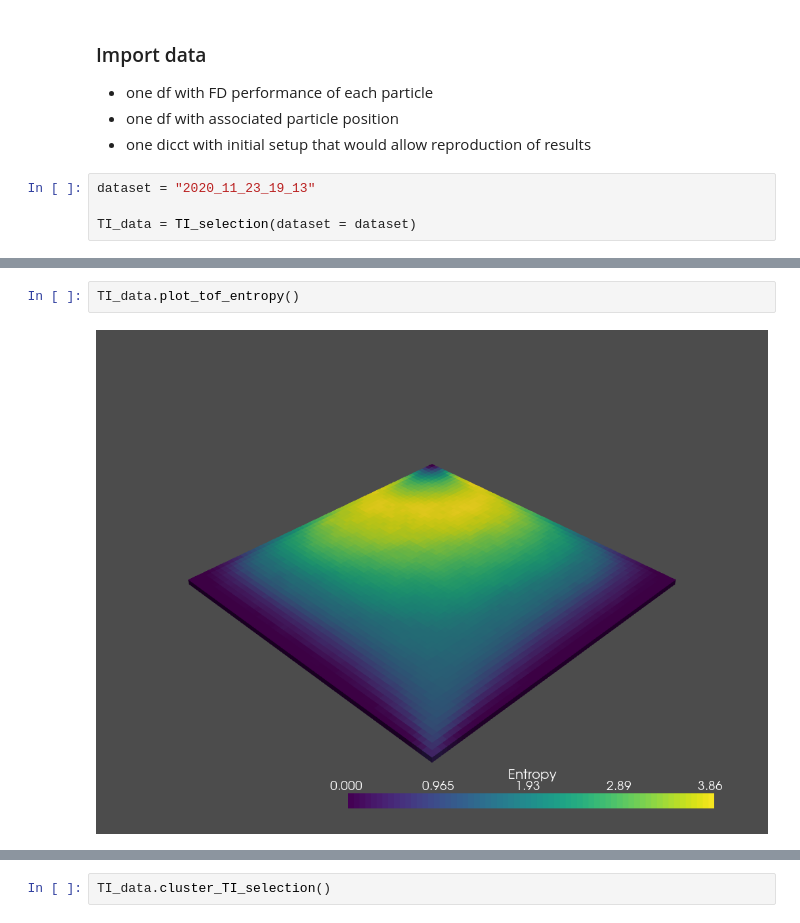
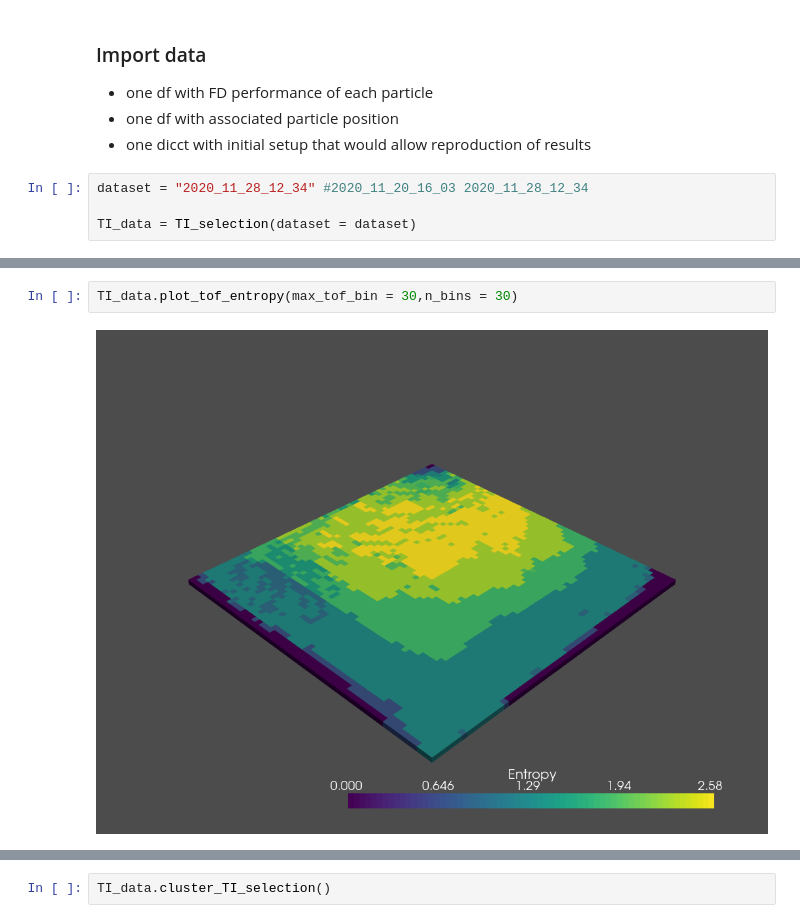
Before and after one commit to BastianSteffens/ABRM_functions, a Jupyter notebook: notebooks/TI_selection.ipynb, the cells around one changed output, grey strips where cells are left out. Cells and saved outputs as stored; diff of their text form.

Commit message:
multiple shedules for training image runnign possible

```diff
--- a/notebooks/TI_selection.ipynb
+++ b/notebooks/TI_selection.ipynb
@@ -22,6 +22,6 @@ pio.renderers.default = "browser"
 - one df with associated particle position
 - one dicct with initial setup that would allow reproduction of results
 # %%
-dataset = "2020_11_23_19_13"
+dataset = "2020_11_28_12_34" #2020_11_20_16_03 2020_11_28_12_34
 
 TI_data = TI_selection(dataset = dataset)
@@ -33,4 +89,4 @@ Plotting Training Image 580
 # %%
-TI_data.plot_tof_entropy()
+TI_data.plot_tof_entropy(max_tof_bin = 30,n_bins = 30)
 # %% [output]
-[figure, old version]
+[figure, new version]
```
Also changed, not shown: parts of 8 cells of this notebook, 4 other files.
